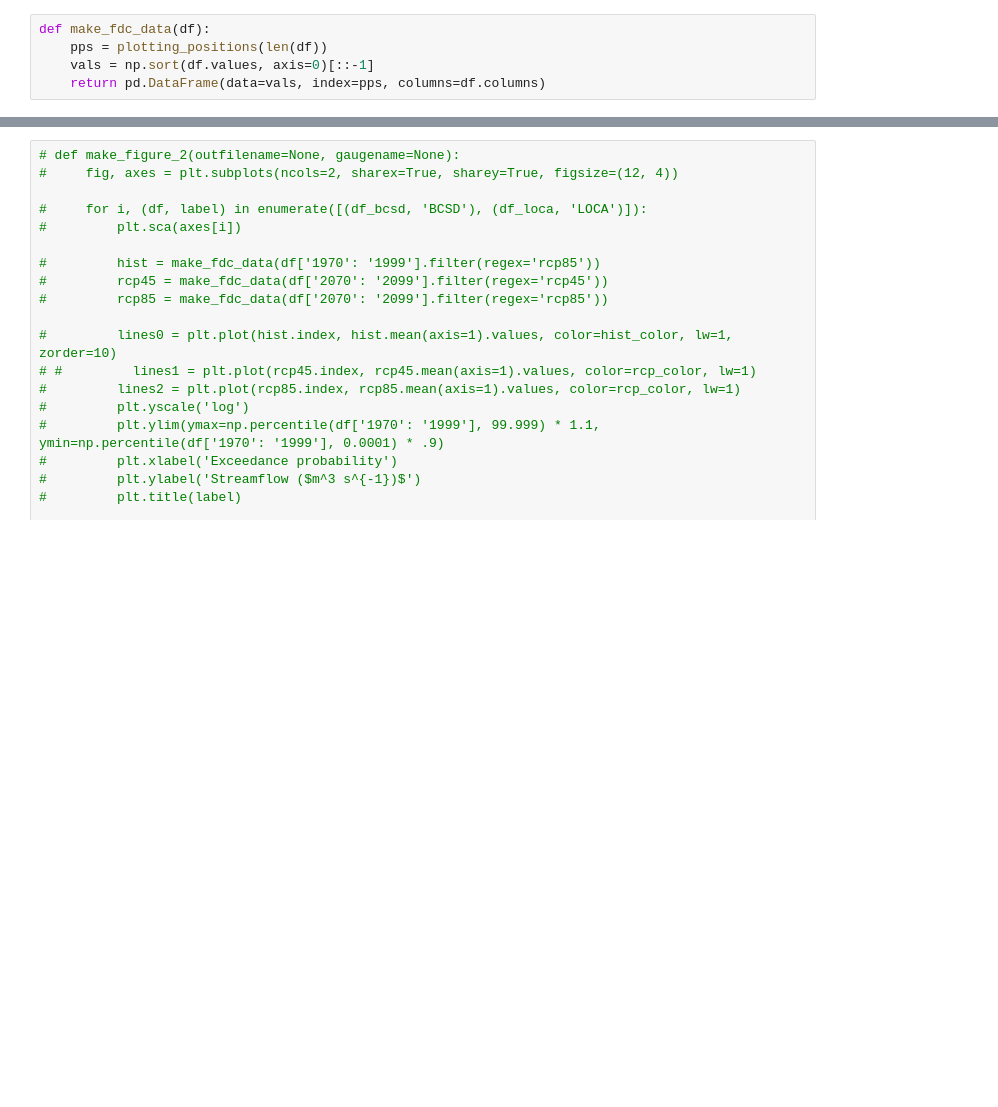
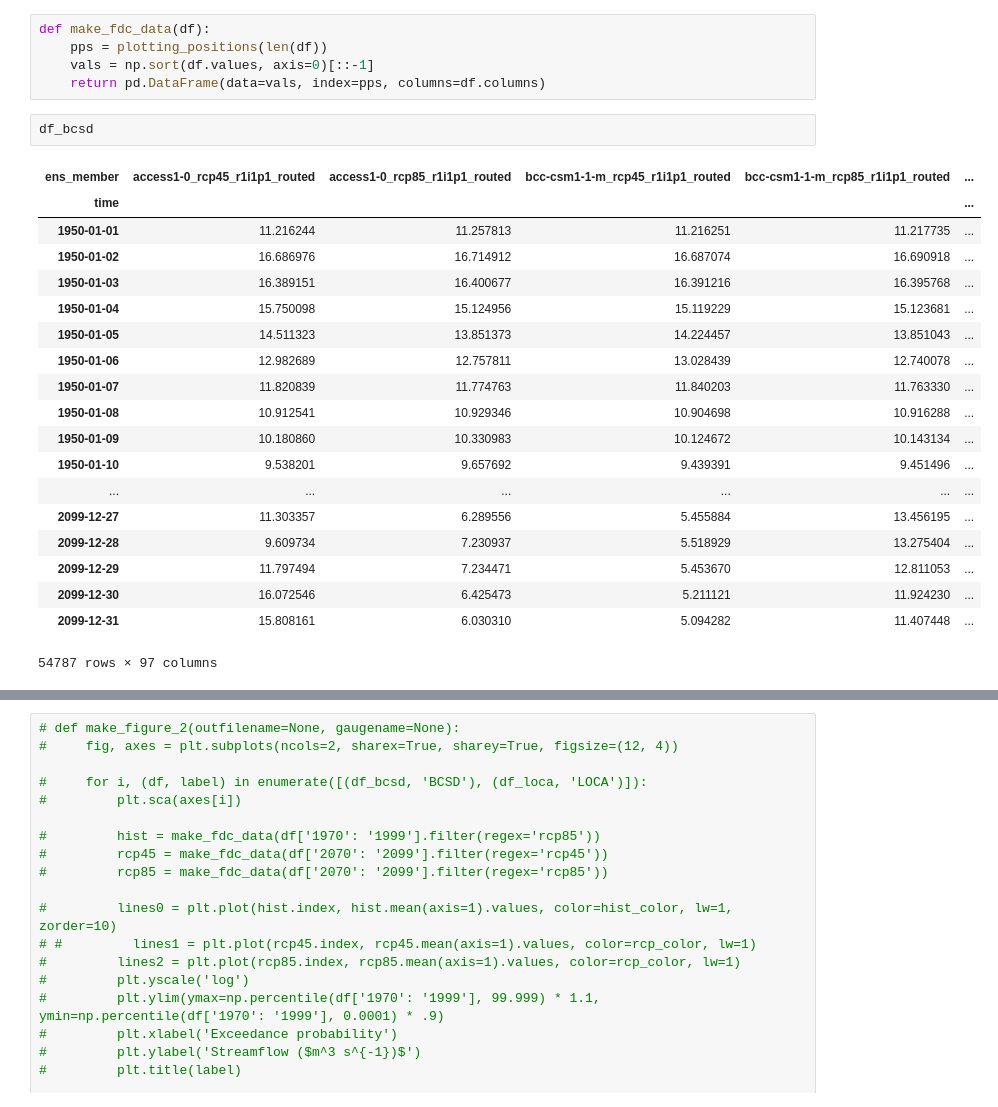
Before and after one commit to nmizukami/LOCA_Downscaling_Analysis, a Jupyter notebook: notebooks/analysis_daily_routed_streamflow_jav.ipynb, the cells around one changed output, grey strips where cells are left out. Cells and saved outputs as stored; diff of their text form; blank space fills up the shorter version.

```diff
--- a/notebooks/analysis_daily_routed_streamflow_jav.ipynb
+++ b/notebooks/analysis_daily_routed_streamflow_jav.ipynb
@@ -113,3 +113,25 @@ def make_fdc_data(df):
     pps = plotting_positions(len(df))
     vals = np.sort(df.values, axis=0)[::-1]
     return pd.DataFrame(data=vals, index=pps, columns=df.columns)
+# %%
+df_bcsd
+# %% [output]
+| ens_member | access1-0_rcp45_r1i1p1_routed | access1-0_rcp85_r1i1p1_routed | bcc-csm1-1-m_rcp45_r1i1p1_routed | bcc-csm1-1-m_rcp85_r1i1p1_routed | ... |
+| time |  |  |  |  | ... |
+| 1950-01-01 | 11.216244 | 11.257813 | 11.216251 | 11.217735 | ... |
+| 1950-01-02 | 16.686976 | 16.714912 | 16.687074 | 16.690918 | ... |
+| 1950-01-03 | 16.389151 | 16.400677 | 16.391216 | 16.395768 | ... |
+| 1950-01-04 | 15.750098 | 15.124956 | 15.119229 | 15.123681 | ... |
+| 1950-01-05 | 14.511323 | 13.851373 | 14.224457 | 13.851043 | ... |
+| 1950-01-06 | 12.982689 | 12.757811 | 13.028439 | 12.740078 | ... |
+| 1950-01-07 | 11.820839 | 11.774763 | 11.840203 | 11.763330 | ... |
+| 1950-01-08 | 10.912541 | 10.929346 | 10.904698 | 10.916288 | ... |
+| 1950-01-09 | 10.180860 | 10.330983 | 10.124672 | 10.143134 | ... |
+| 1950-01-10 | 9.538201 | 9.657692 | 9.439391 | 9.451496 | ... |
+| ... | ... | ... | ... | ... | ... |
+| 2099-12-27 | 11.303357 | 6.289556 | 5.455884 | 13.456195 | ... |
+| 2099-12-28 | 9.609734 | 7.230937 | 5.518929 | 13.275404 | ... |
+| 2099-12-29 | 11.797494 | 7.234471 | 5.453670 | 12.811053 | ... |
+| 2099-12-30 | 16.072546 | 6.425473 | 5.211121 | 11.924230 | ... |
+| 2099-12-31 | 15.808161 | 6.030310 | 5.094282 | 11.407448 | ... |
+54787 rows × 97 columns
```
Also changed, not shown: parts of 9 cells of this notebook, 5 other files.
